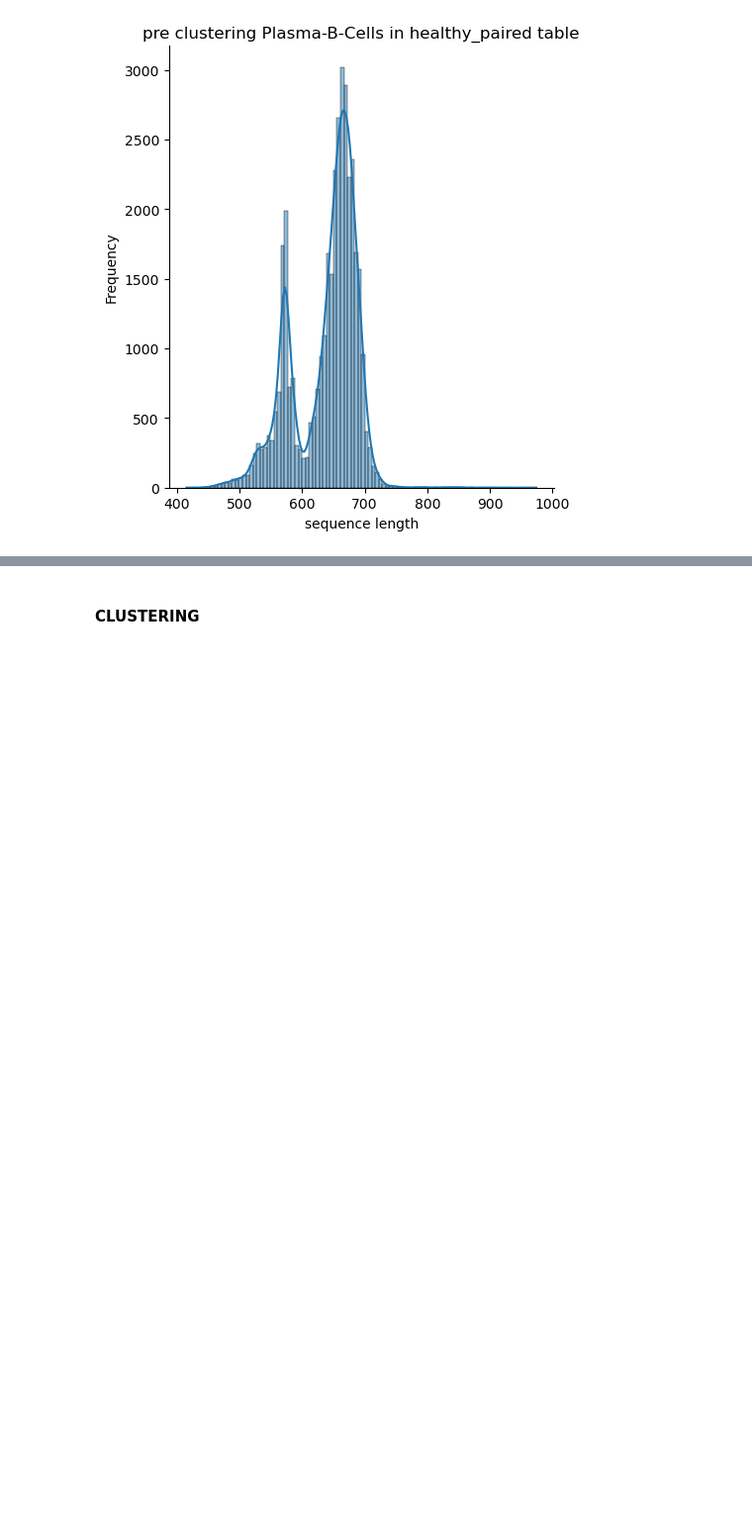
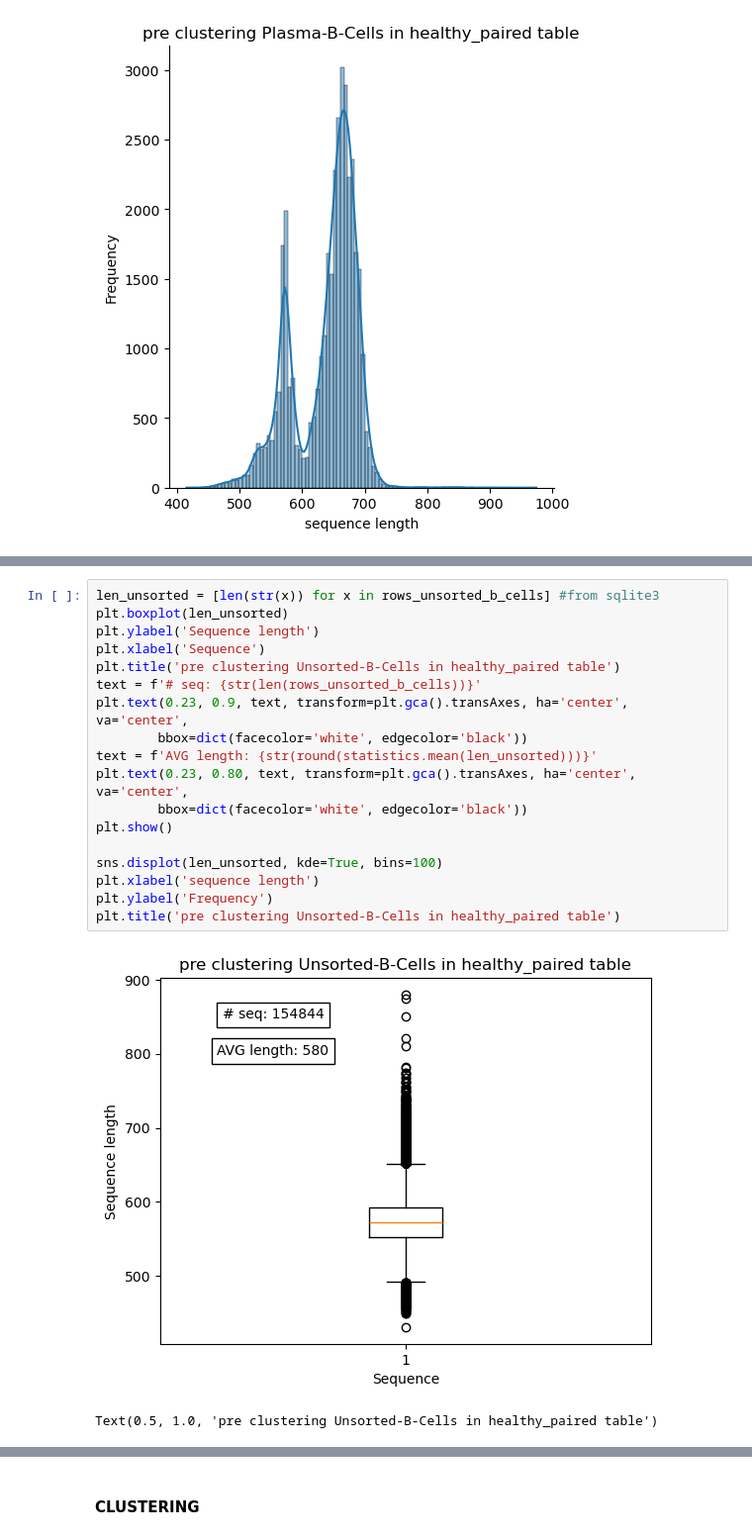
Before and after one commit to leaBroe/BERT_for_antibody_pairing, a Jupyter notebook: OAS_db_EDA_paired.ipynb, the cells around one changed output, grey strips where cells are left out. Shown at 99% size. Drawn from its saved outputs; the diff is of its cells as text; blank space fills up the shorter version.

Commit message:
added all B Types Pre Clustering

```diff
--- a/OAS_db_EDA_paired.ipynb
+++ b/OAS_db_EDA_paired.ipynb
@@ -275,0 +308,21 @@ Text(0.5, 1.0, 'pre clustering Plasma-B-Cells in healthy_paired table')
+# %%
+len_unsorted = [len(str(x)) for x in rows_unsorted_b_cells] #from sqlite3
+plt.boxplot(len_unsorted)
+plt.ylabel('Sequence length')
+plt.xlabel('Sequence')
+plt.title('pre clustering Unsorted-B-Cells in healthy_paired table')
+text = f'# seq: {str(len(rows_unsorted_b_cells))}'
+plt.text(0.23, 0.9, text, transform=plt.gca().transAxes, ha='center', va='center',
+        bbox=dict(facecolor='white', edgecolor='black'))
+text = f'AVG length: {str(round(statistics.mean(len_unsorted)))}'
+plt.text(0.23, 0.80, text, transform=plt.gca().transAxes, ha='center', va='center',
+        bbox=dict(facecolor='white', edgecolor='black'))
+plt.show()
+
+sns.displot(len_unsorted, kde=True, bins=100)
+plt.xlabel('sequence length')
+plt.ylabel('Frequency')
+plt.title('pre clustering Unsorted-B-Cells in healthy_paired table')
+# %% [output]
+[figure, added]
+Text(0.5, 1.0, 'pre clustering Unsorted-B-Cells in healthy_paired table')
```
Also changed, not shown: parts of 4 cells of this notebook.
